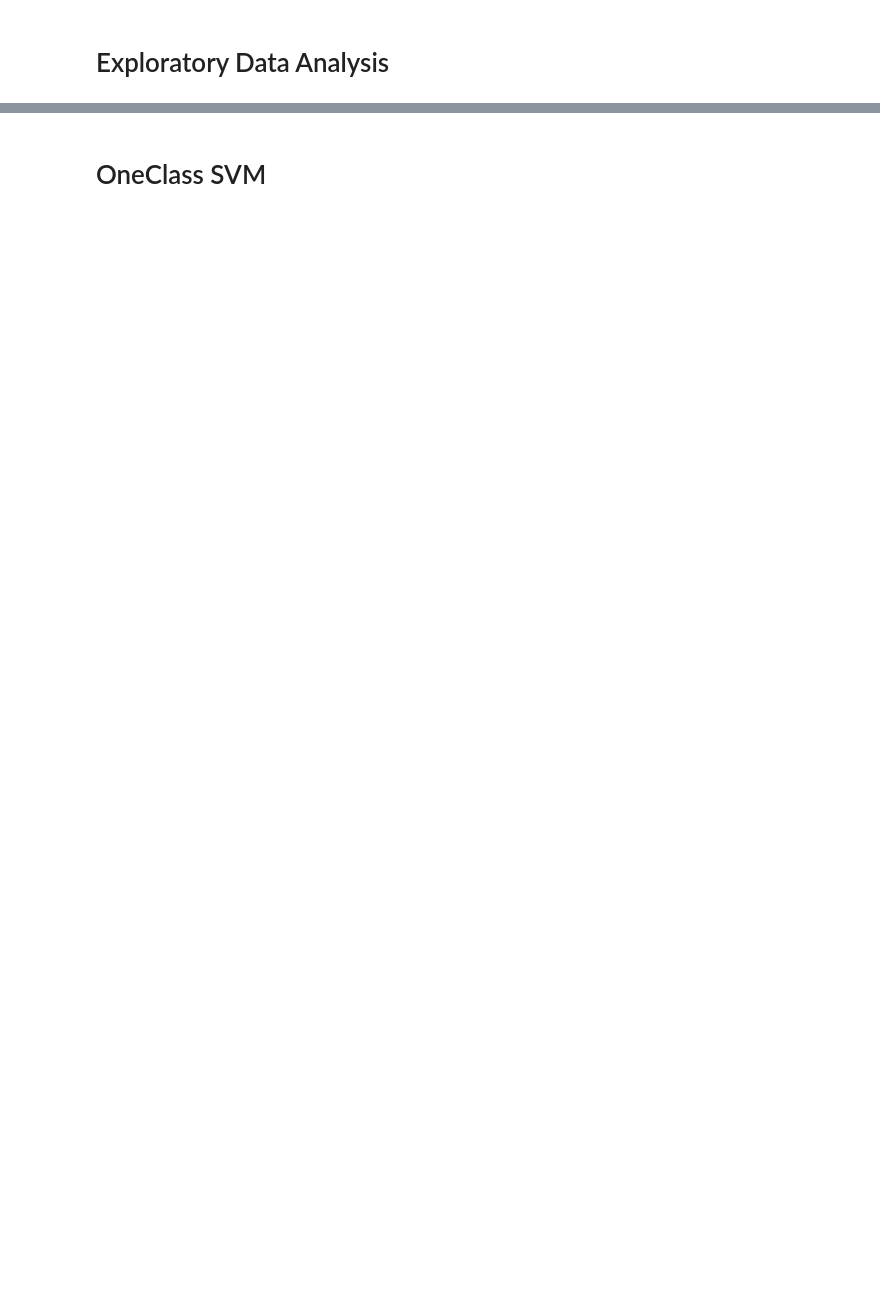
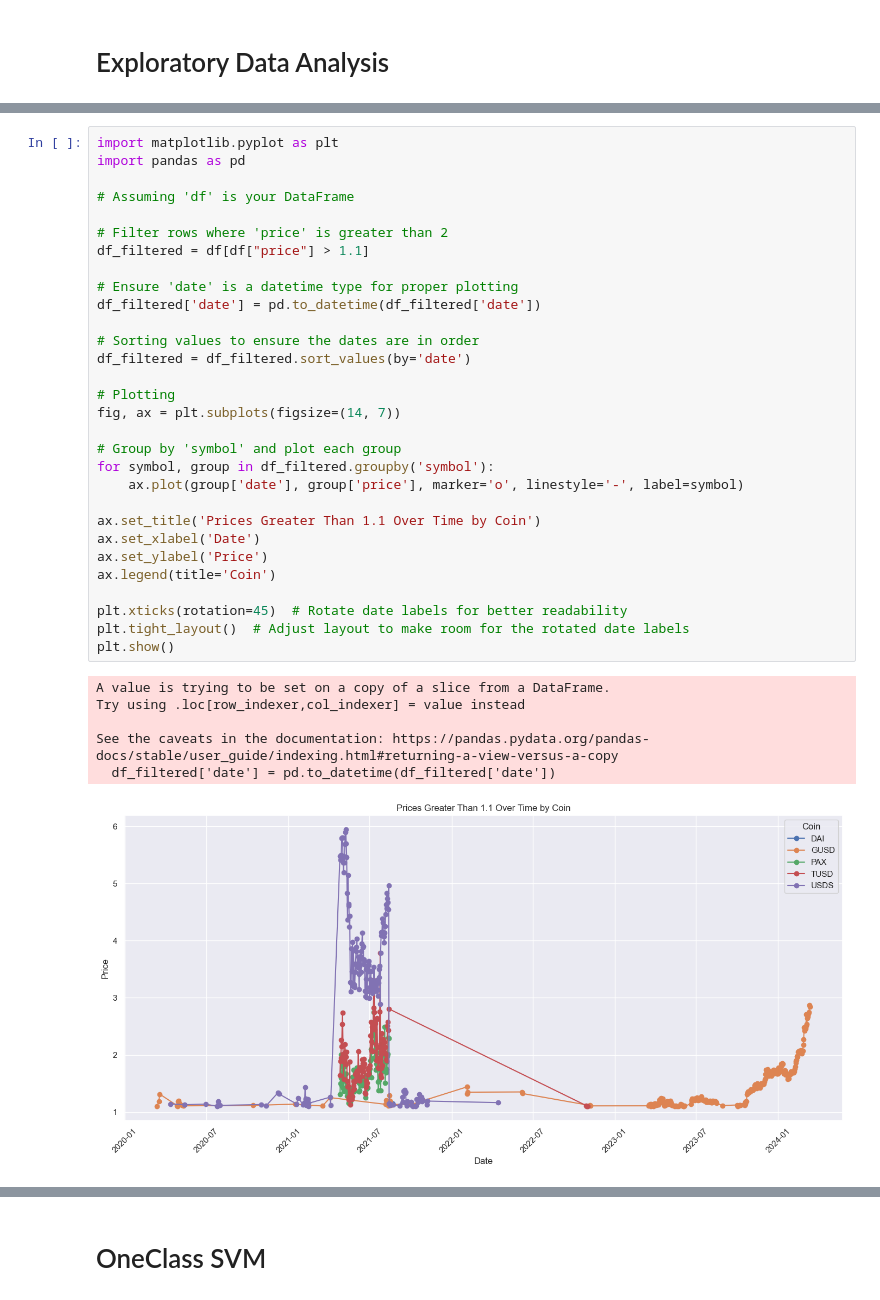
Before and after one commit to ShaanAu/stablecoin_dissertation, a Jupyter notebook: stablecoin_dissertation.ipynb, the cells around one changed output, grey strips where cells are left out. Drawn from its saved outputs; the diff is of its cells as text; blank space fills up the shorter version.

```diff
--- a/stablecoin_dissertation.ipynb
+++ b/stablecoin_dissertation.ipynb
@@ -361,0 +375,37 @@ plt.show()
+# %%
+import matplotlib.pyplot as plt
+import pandas as pd
+
+# Assuming 'df' is your DataFrame
+
+# Filter rows where 'price' is greater than 2
+df_filtered = df[df["price"] > 1.1]
+
+# Ensure 'date' is a datetime type for proper plotting
+df_filtered['date'] = pd.to_datetime(df_filtered['date'])
+
+# Sorting values to ensure the dates are in order
+df_filtered = df_filtered.sort_values(by='date')
+
+# Plotting
+fig, ax = plt.subplots(figsize=(14, 7))
+
+# Group by 'symbol' and plot each group
+for symbol, group in df_filtered.groupby('symbol'):
+    ax.plot(group['date'], group['price'], marker='o', linestyle='-', label=symbol)
+
+ax.set_title('Prices Greater Than 1.1 Over Time by Coin')
+ax.set_xlabel('Date')
+ax.set_ylabel('Price')
+ax.legend(title='Coin')
+
+plt.xticks(rotation=45)  # Rotate date labels for better readability
+plt.tight_layout()  # Adjust layout to make room for the rotated date labels
+plt.show()
+# %% [output]
+A value is trying to be set on a copy of a slice from a DataFrame.
+Try using .loc[row_indexer,col_indexer] = value instead
+
+See the caveats in the documentation: https://pandas.pydata.org/pandas-docs/stable/user_guide/indexing.html#returning-a-view-versus-a-copy
+  df_filtered['date'] = pd.to_datetime(df_filtered['date'])
+[figure, added]
```
Also changed, not shown: parts of 21 cells of this notebook.
